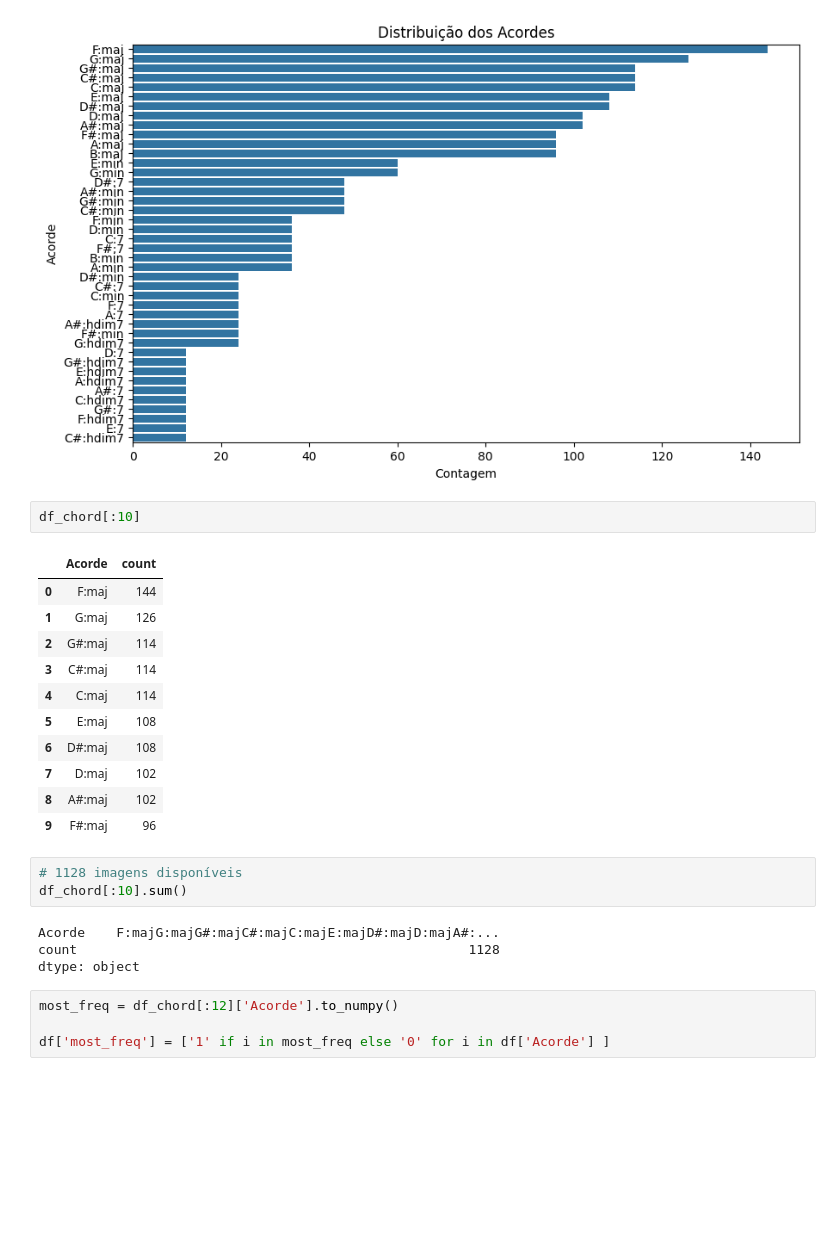
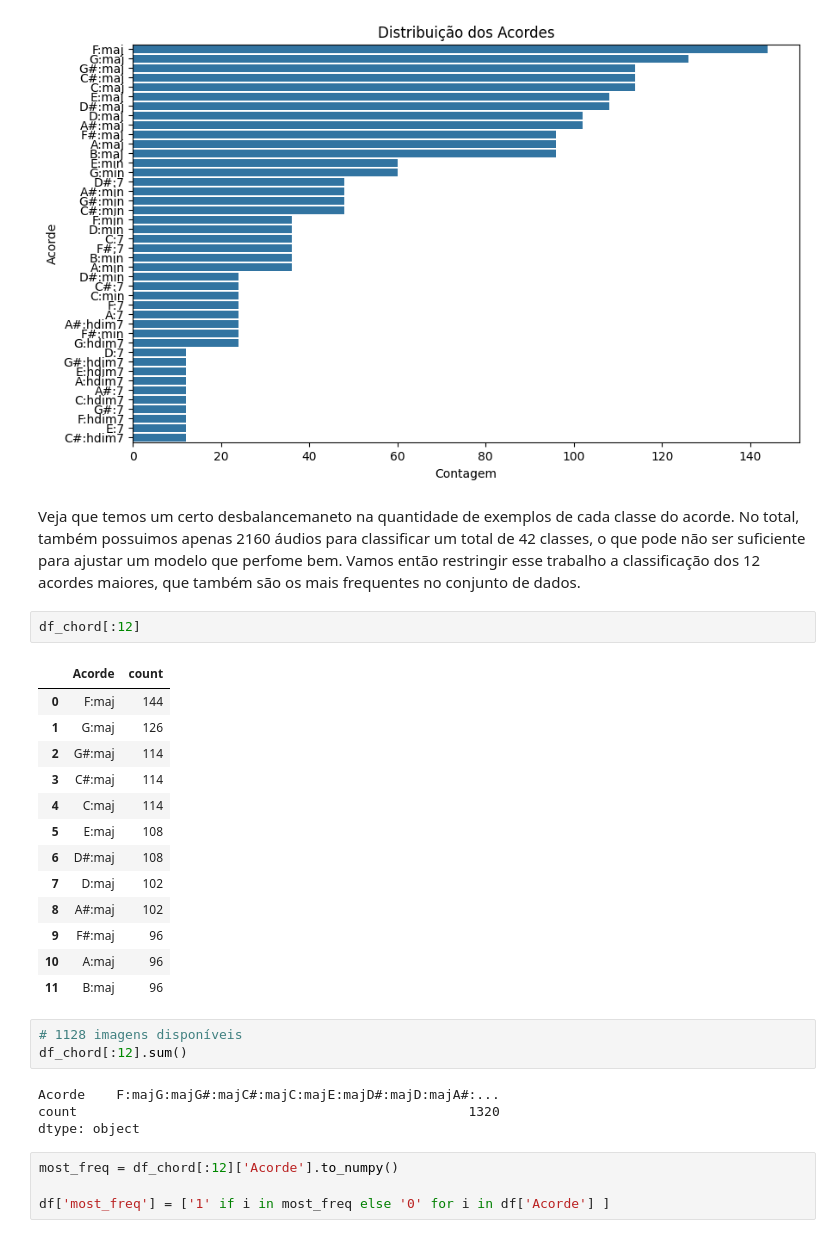
Before and after one commit to derSchmetterling/chord_recognition, a Jupyter notebook: exploratory.ipynb, the cells around one changed output. Drawn from its saved outputs; the diff is of its cells as text; blank space fills up the shorter version.

```diff
--- a/exploratory.ipynb
+++ b/exploratory.ipynb
@@ -34,26 +36,32 @@ ax.set(xlabel = 'Contagem', title = 'Distribuição dos Acordes')
 plt.show()
 # %% [output]
 [figure]
+# %% [markdown]
+
+Veja que temos um certo desbalancemaneto na quantidade de exemplos de cada classe do acorde. No total, também possuimos apenas 2160 áudios para classificar um total de 42 classes, o que pode não ser suficiente para ajustar um modelo que perfome bem.
+Vamos então restringir esse trabalho a classificação dos 12 acordes maiores, que também são os mais frequentes no conjunto de dados.
 # %%
-df_chord[:10]
+df_chord[:12]
 # %% [output]
 |  | Acorde | count |
 | 0 | F:maj | 144 |
 | 1 | G:maj | 126 |
 | 2 | G#:maj | 114 |
 | 3 | C#:maj | 114 |
 | 4 | C:maj | 114 |
 | 5 | E:maj | 108 |
 | 6 | D#:maj | 108 |
 | 7 | D:maj | 102 |
 | 8 | A#:maj | 102 |
 | 9 | F#:maj | 96 |
+| 10 | A:maj | 96 |
+| 11 | B:maj | 96 |
 # %%
 # 1128 imagens disponíveis
-df_chord[:10].sum()
+df_chord[:12].sum()
 # %% [output]
 Acorde    F:majG:majG#:majC#:majC:majE:majD#:majD:majA#:...
-count                                                  1128
+count                                                  1320
 dtype: object
 # %%
 most_freq = df_chord[:12]['Acorde'].to_numpy()
```
Also changed, not shown: parts of 11 cells of this notebook.
